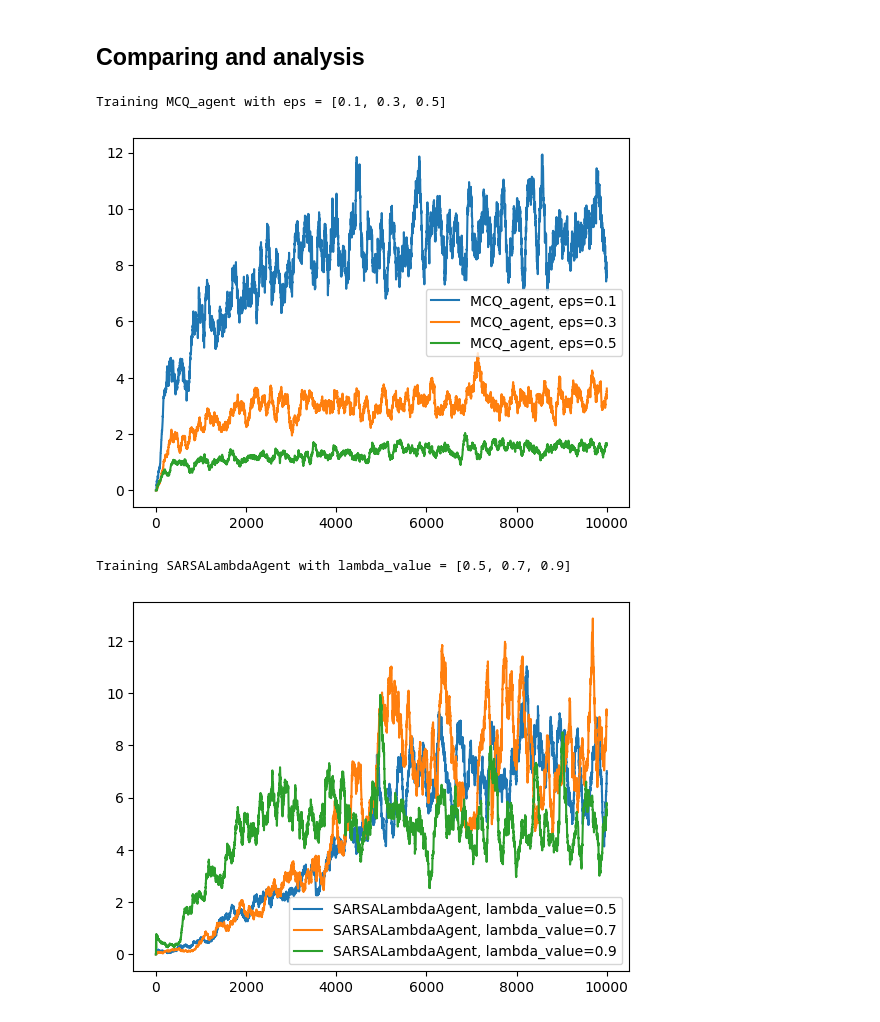
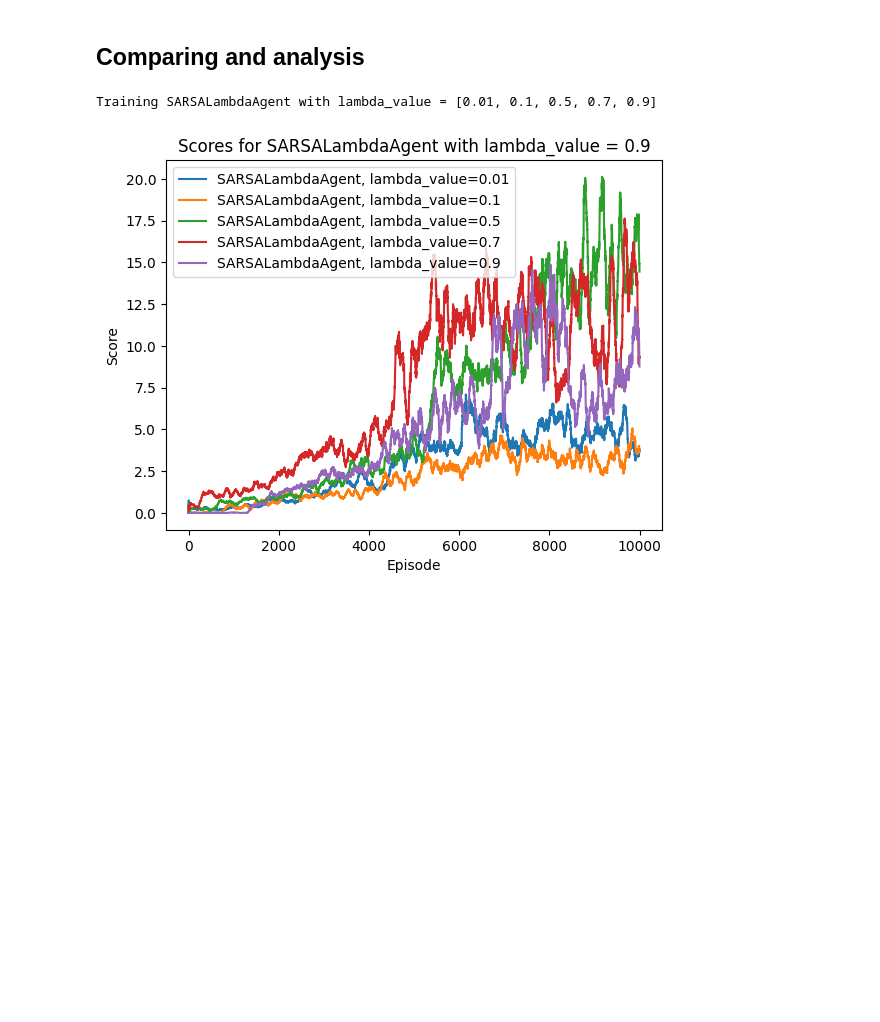
Before and after one commit to theveneth/RL_flappy_bird, a Jupyter notebook: code.ipynb, the cells around one changed output. Cells and saved outputs as stored; diff of their text form; code cells hidden in the pictures; blank space fills up the shorter version.

```diff
--- a/code.ipynb
+++ b/code.ipynb
@@ -80,7 +80,7 @@ class MCQ_agent:
                 self.q_table[past_state][past_action] += 1 / self.state_action_count[past_state][past_action] * (G - self.q_table[past_state][past_action])
 # %%
 class SARSALambdaAgent:
-    def __init__(self, env, lambda_value=0.7, alpha=0.1, gamma=0.99, eps=0.1):
+    def __init__(self, env, lambda_value=0.7, alpha=0.1, gamma=0.99, eps=0.05):
         self.env = env
         self.lambda_value = lambda_value
         self.alpha = alpha
@@ -91,7 +91,9 @@ class SARSALambdaAgent:
         self.q_table = {}
         self.eligibility_trace = {}
 
-        self.episode_states_actions_rewards = []
+
+        #z = eligibility trace
+        #w =
 
     def policy(self, state):
         # epsilon-greedy policy
@@ -108,10 +110,9 @@ class SARSALambdaAgent:
         self.eligibility_trace[state] = np.zeros(self.env.action_space.n)
 
     def start_episode(self):
-        self.episode_states_actions_rewards = []
+        pass
 
     def update(self, state, action, reward, next_state, done):
-        self.episode_states_actions_rewards.append((state, action, reward))
 
         if state not in self.q_table.keys():
             self.init_state(state)
@@ -126,7 +127,9 @@ class SARSALambdaAgent:
         next_action = self.policy(next_state)
 
         td_target = reward + self.gamma * self.q_table[next_state][next_action] - self.q_table[state][action]
-        self.eligibility_trace[state][action] += 1
+
+        self.eligibility_trace[state][action] += 1 # z <- z + 1
+
         for st, act in self.eligibility_trace.items():
             if st not in self.q_table.keys():
                 self.init_state(st)
@@ -187,37 +190,38 @@ def moving_average(data, window_size=100):
         moving_avg.append(avg)
     return moving_avg
 
 
 def train_and_compare_agents(env, agents, params, num_episodes):
     for agent_name, agent_class in agents.items():
         for param_name, param_value in params[agent_name].items():
             print(f"\nTraining {agent_name} with {param_name} = {param_value}")
             for param in param_value:
                 agent = agent_class(env, **{param_name: param})
                 scores, rewards = train(agent, env, num_episodes)
+                plt.title(f"Scores for {agent_name} with {param_name} = {param}")
                 plt.plot(moving_average(scores), label=f"{agent_name}, {param_name}={param}")
+                plt.xlabel("Episode")
+                plt.ylabel("Score")
             plt.legend()
             plt.show()
 
 if __name__ == '__main__':
     # initiate environment
     env = gym.make('TextFlappyBird-v0', height=15, width=20, pipe_gap=4)
 
     # define agents and parameters to vary
     agents = {
-        "MCQ_agent": MCQ_agent,
+        #"MCQ_agent": MCQ_agent,
         "SARSALambdaAgent": SARSALambdaAgent,
     }
     params = {
-        "MCQ_agent": {"eps": [0.1, 0.3, 0.5]},
-        "SARSALambdaAgent": {"lambda_value": [0.5, 0.7, 0.9]},
+        #"MCQ_agent": {"eps": [0.01,0.001,0.1, 0.3, 0.5]},
+        "SARSALambdaAgent": {"lambda_value": [0.01, 0.1, 0.5, 0.7, 0.9]},
     }
 
     # Learning phase
     num_episodes = 10000
     train_and_compare_agents(env, agents, params, num_episodes)
 # %% [output]
-Training MCQ_agent with eps = [0.1, 0.3, 0.5]
+Training SARSALambdaAgent with lambda_value = [0.01, 0.1, 0.5, 0.7, 0.9]
-[figure, old version]
+[figure, new version]
-Training SARSALambdaAgent with lambda_value = [0.5, 0.7, 0.9]
-[figure, removed]
```
Also changed, not shown: parts of 3 cells of this notebook.
